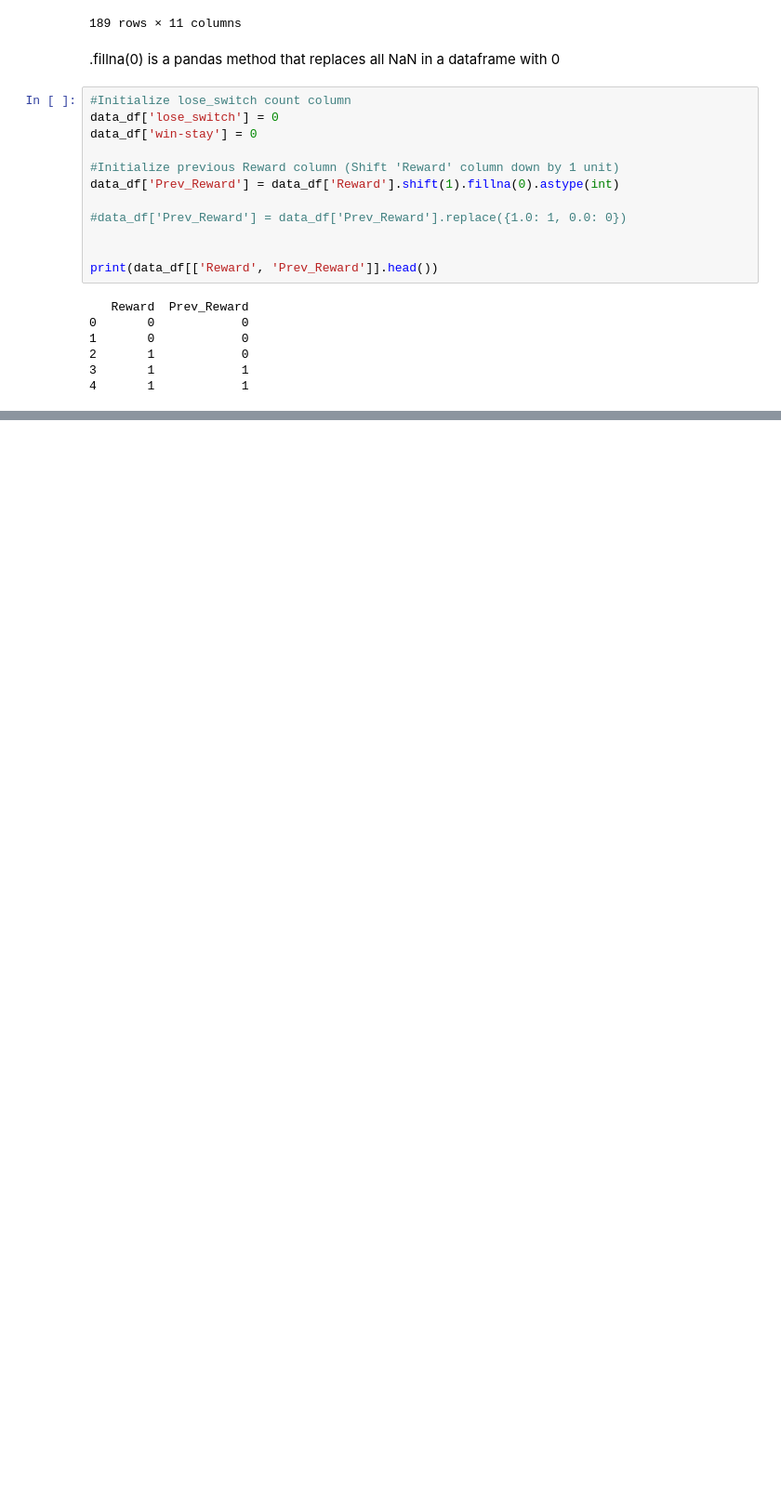
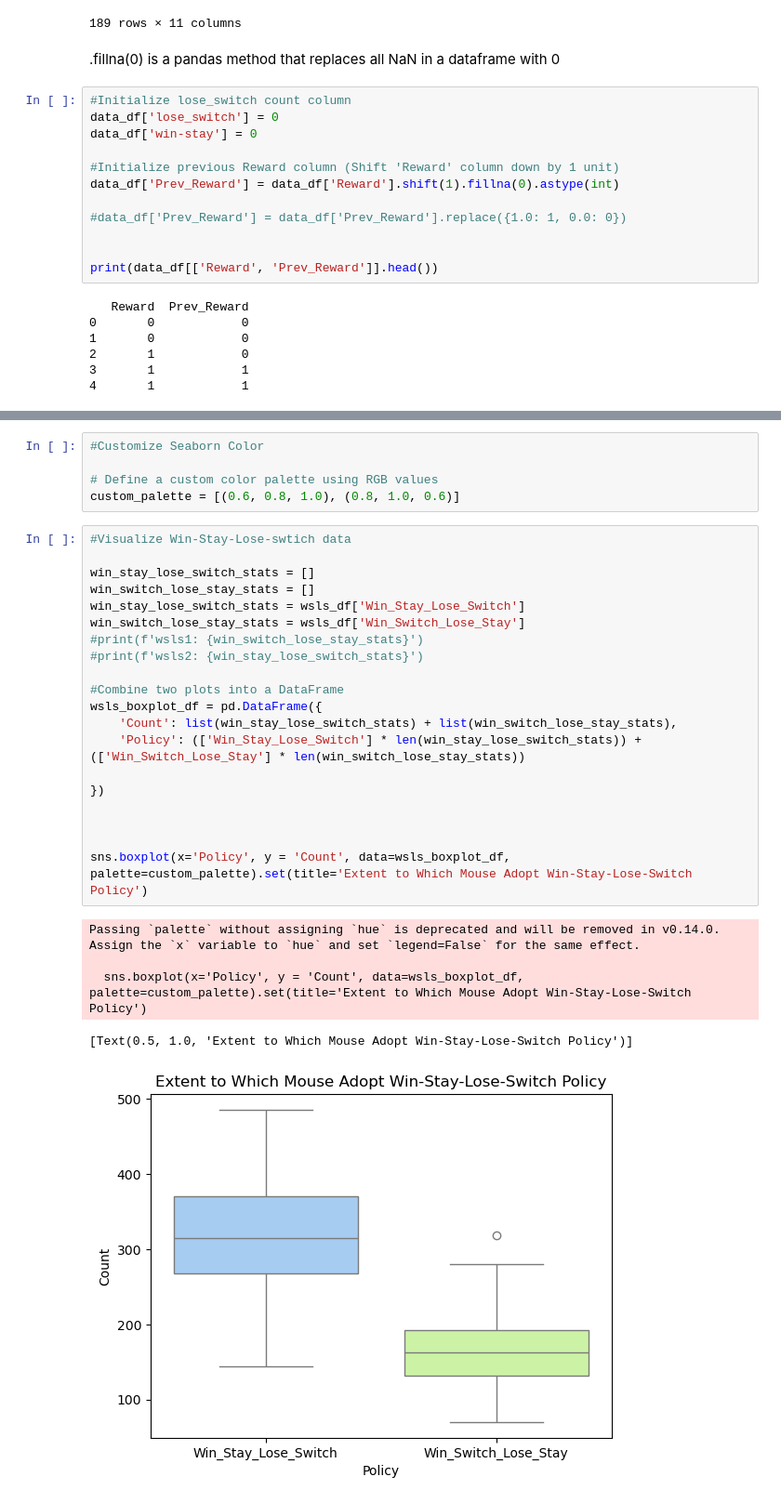
Before and after one commit to carlotoast/DRKM_Mouse_Jun25, a Jupyter notebook: KM_data_summary_0616.ipynb, the cells around one changed output, grey strips where cells are left out. Shown: that part at 93% size. Saved outputs shown, nothing was run; the diff lists cells and outputs as text; blank space fills up the shorter version.

```diff
--- a/KM_data_summary_0616.ipynb
+++ b/KM_data_summary_0616.ipynb
@@ -170,0 +271,31 @@ print(data_df[['Reward', 'Prev_Reward']].head())
+# %%
+#Customize Seaborn Color
+
+# Define a custom color palette using RGB values
+custom_palette = [(0.6, 0.8, 1.0), (0.8, 1.0, 0.6)]
+# %%
+#Visualize Win-Stay-Lose-swtich data
+
+win_stay_lose_switch_stats = []
+win_switch_lose_stay_stats = []
+win_stay_lose_switch_stats = wsls_df['Win_Stay_Lose_Switch']
+win_switch_lose_stay_stats = wsls_df['Win_Switch_Lose_Stay']
+#print(f'wsls1: {win_switch_lose_stay_stats}')
+#print(f'wsls2: {win_stay_lose_switch_stats}')
+
+#Combine two plots into a DataFrame
+wsls_boxplot_df = pd.DataFrame({
+    'Count': list(win_stay_lose_switch_stats) + list(win_switch_lose_stay_stats),
+    'Policy': (['Win_Stay_Lose_Switch'] * len(win_stay_lose_switch_stats)) + (['Win_Switch_Lose_Stay'] * len(win_switch_lose_stay_stats))
+
+})
+
+
+
+sns.boxplot(x='Policy', y = 'Count', data=wsls_boxplot_df, palette=custom_palette).set(title='Extent to Which Mouse Adopt Win-Stay-Lose-Switch Policy')
+# %% [output]
+Passing `palette` without assigning `hue` is deprecated and will be removed in v0.14.0. Assign the `x` variable to `hue` and set `legend=False` for the same effect.
+
+  sns.boxplot(x='Policy', y = 'Count', data=wsls_boxplot_df, palette=custom_palette).set(title='Extent to Which Mouse Adopt Win-Stay-Lose-Switch Policy')
+[Text(0.5, 1.0, 'Extent to Which Mouse Adopt Win-Stay-Lose-Switch Policy')]
+[figure, added]
```
Also changed, not shown: parts of 6 cells of this notebook.
